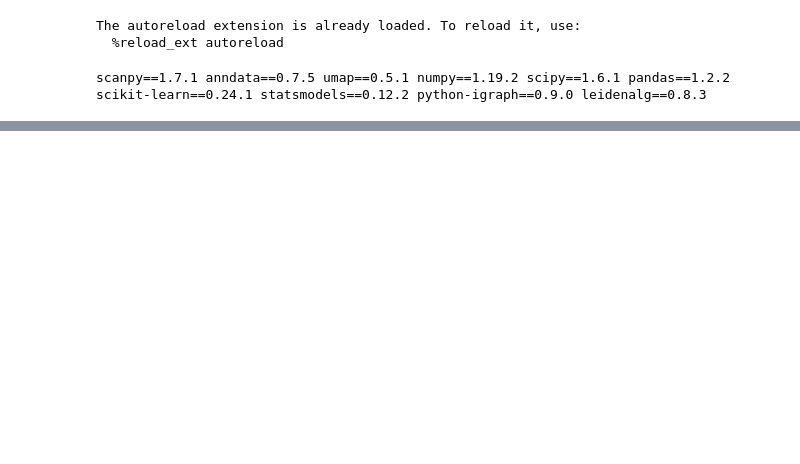
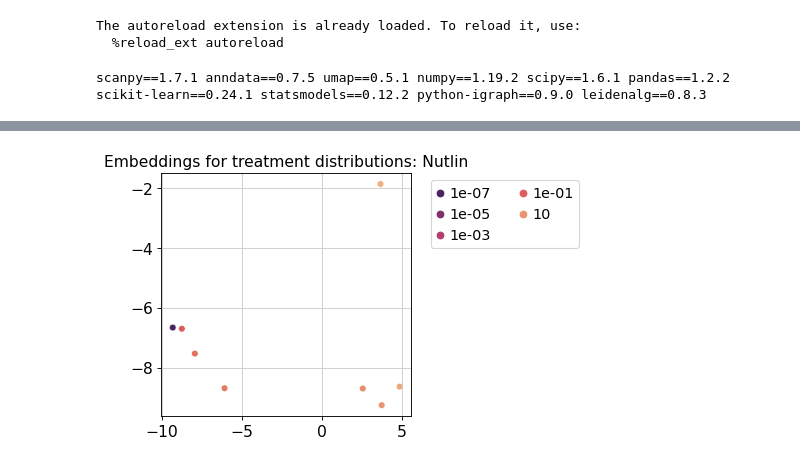
Before and after one commit to manuyavuz/single-cell-analysis, a Jupyter notebook: experiments/dist_encoder_sciplex2.ipynb, the cells around one changed output, grey strips where cells are left out. Cells and saved outputs as stored; diff of their text form; code cells hidden in the pictures; blank space fills up the shorter version.

```diff
--- a/experiments/dist_encoder_sciplex2.ipynb
+++ b/experiments/dist_encoder_sciplex2.ipynb
@@ -80,0 +140,4 @@ plot_embeddings_from_distance_matrix(distance_matrix=sinkhorn_matrix)
+# %%
+plot_embeddings_from_distance_matrix(distance_matrix=sinkhorn_matrix, range_=slice(16,24), labels=labels_dose, title='Nutlin')
+# %% [output]
+[figure, added]
```
Also changed, not shown: parts of 111 cells of this notebook, 12 other files.
